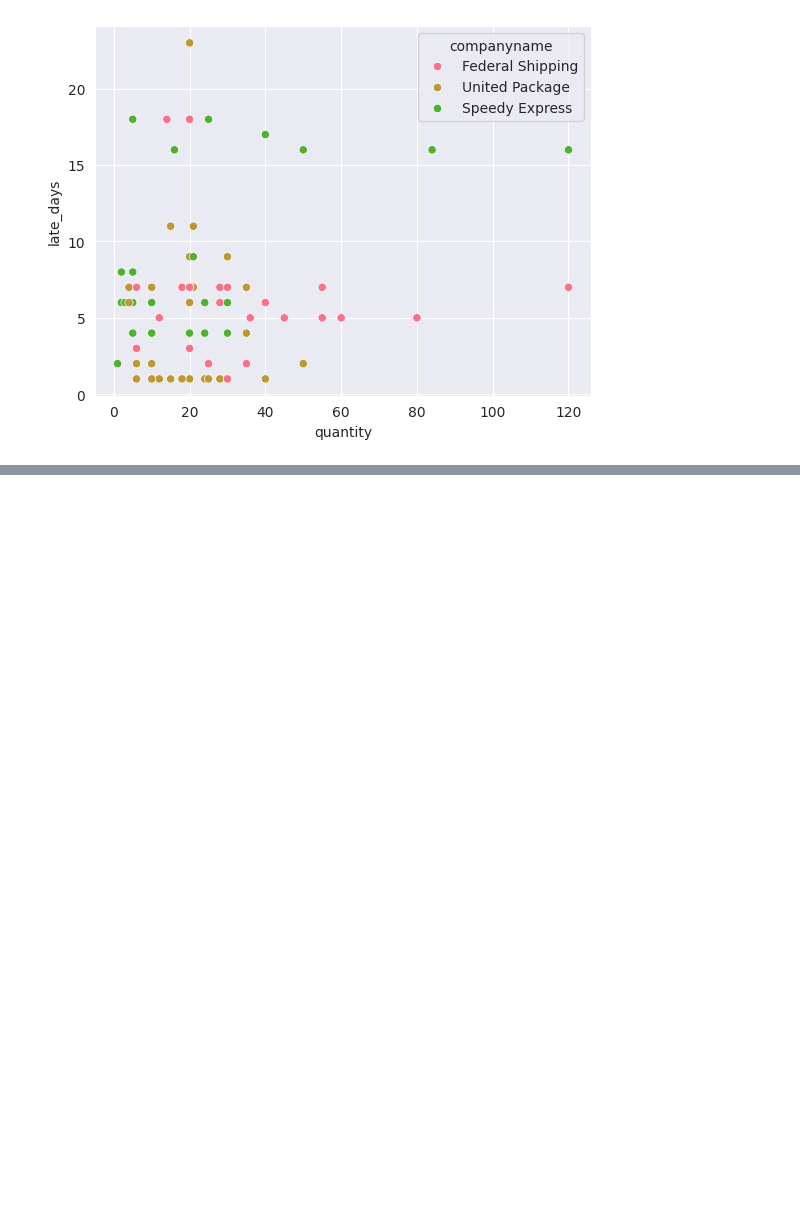
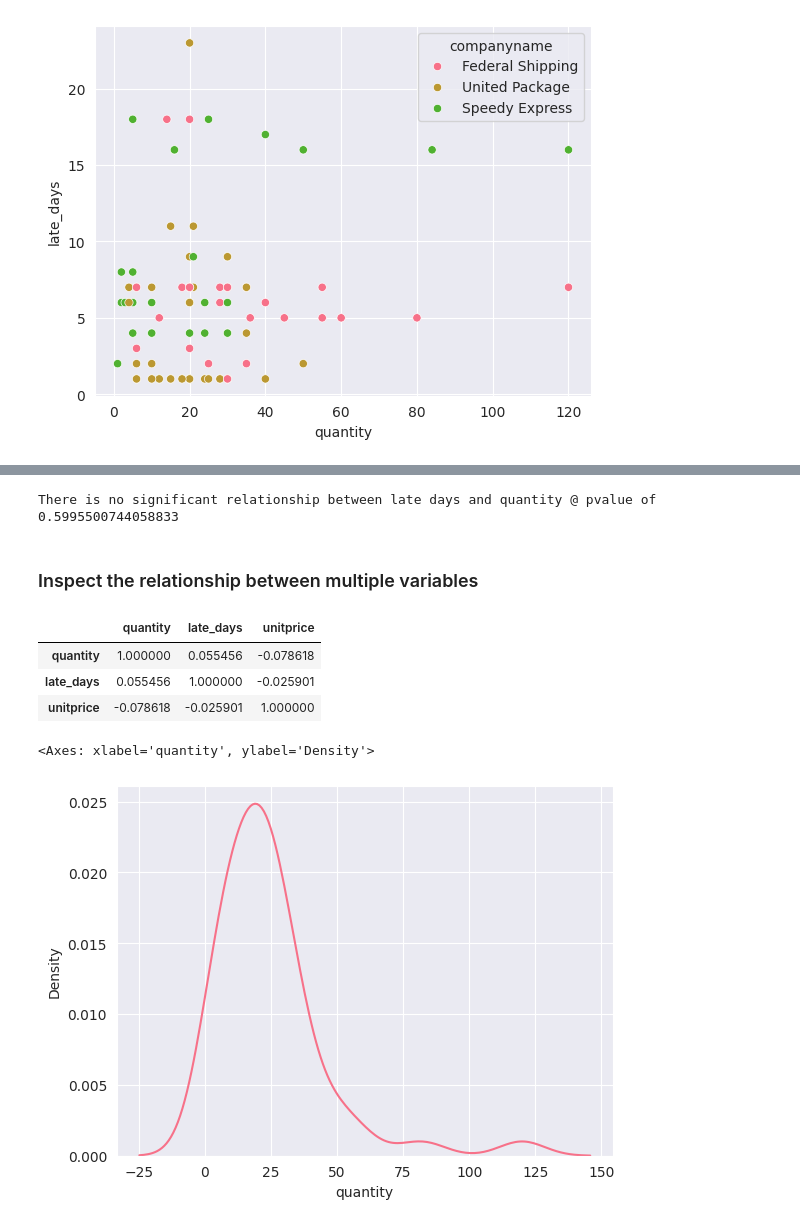
Before and after one commit to Muyiiwaa/python_and_sql_4_data-analysis, a Jupyter notebook: Exploratory_Data_Analysis_2.ipynb, the cells around one changed output, grey strips where cells are left out. Saved outputs shown, nothing was run; the diff lists cells and outputs as text; code cells hidden in the pictures; blank space fills up the shorter version.

```diff
--- a/Exploratory_Data_Analysis_2.ipynb
+++ b/Exploratory_Data_Analysis_2.ipynb
@@ -202,0 +216,35 @@ sns.scatterplot(data = data, x = 'quantity', y='late_days', hue = 'companyname')
+# %%
+# 1. problem statement:
+# Inspecting the relationship between late days and quantity
+
+# 2. set the hypothesis
+null = 'There is no significant relationship between late days and quantity'
+alternative = 'There is a significant relationship between late days and quantity'
+
+# 3. set the level of significance
+alpha = 0.05
+
+# 4. compute the test
+test_statistic, pvalue = stats.spearmanr(data['late_days'].values, data['quantity'].values)
+
+# 5. make decision
+if pvalue < alpha:
+  print(f'{alternative} @ pvalue of {pvalue}')
+else:
+  print(f'{null} @ pvalue of {pvalue}')
+# %% [output]
+There is no significant relationship between late days and quantity @ pvalue of 0.5995500744058833
+# %% [markdown]
+### Inspect the relationship between multiple variables
+# %%
+data[['quantity','late_days','unitprice']].corr(method='spearman')
+# %% [output]
+|  | quantity | late_days | unitprice |
+| quantity | 1.000000 | 0.055456 | -0.078618 |
+| late_days | 0.055456 | 1.000000 | -0.025901 |
+| unitprice | -0.078618 | -0.025901 | 1.000000 |
+# %%
+sns.kdeplot(data=data, x = 'quantity')
+# %% [output]
+<Axes: xlabel='quantity', ylabel='Density'>
+[figure, added]
```
Also changed, not shown: parts of 10 cells of this notebook.
